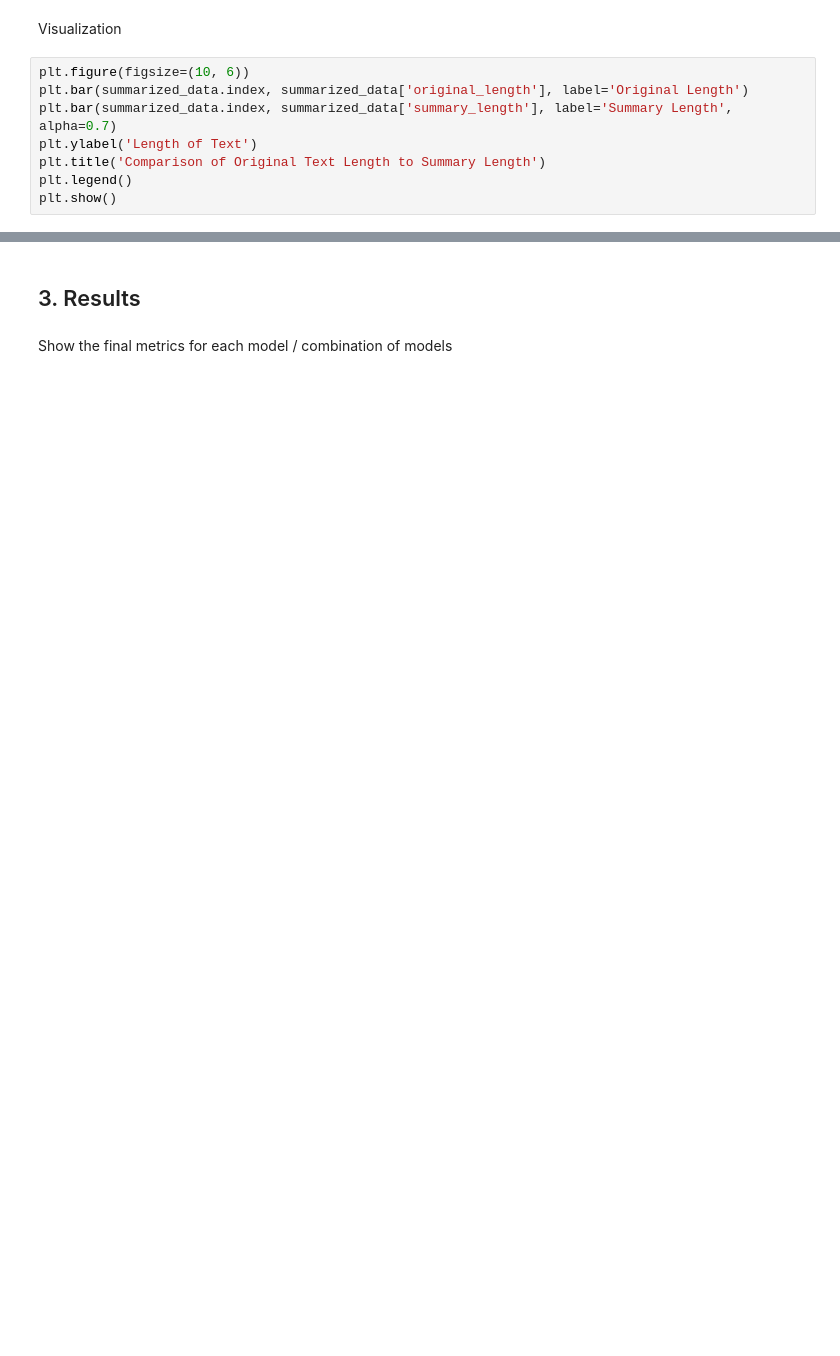
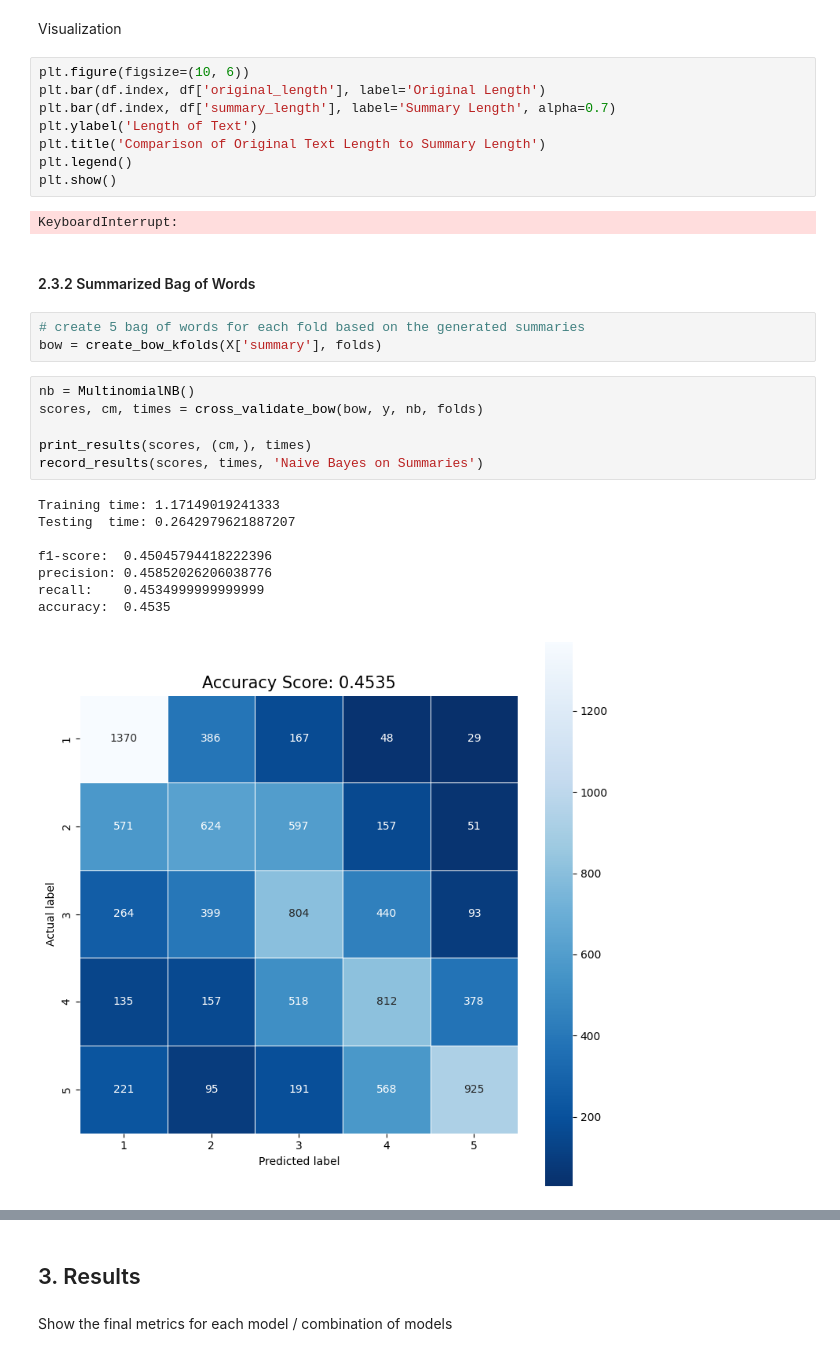
Before and after one commit to raian621/FinalProjectNLP, a Jupyter notebook: FinalProjectNLP.ipynb, the cells around one changed output, grey strips where cells are left out. Saved outputs shown, nothing was run; the diff lists cells and outputs as text; blank space fills up the shorter version.

```diff
--- a/FinalProjectNLP.ipynb
+++ b/FinalProjectNLP.ipynb
@@ -481,9 +518,31 @@ NameError: name 'summarized_data' is not defined
 Visualization
 # %%
 plt.figure(figsize=(10, 6))
-plt.bar(summarized_data.index, summarized_data['original_length'], label='Original Length')
-plt.bar(summarized_data.index, summarized_data['summary_length'], label='Summary Length', alpha=0.7)
+plt.bar(df.index, df['original_length'], label='Original Length')
+plt.bar(df.index, df['summary_length'], label='Summary Length', alpha=0.7)
 plt.ylabel('Length of Text')
 plt.title('Comparison of Original Text Length to Summary Length')
 plt.legend()
 plt.show()
+# %% [output]
+KeyboardInterrupt:
+# %% [markdown]
+#### 2.3.2 Summarized Bag of Words
+# %%
+# create 5 bag of words for each fold based on the generated summaries
+bow = create_bow_kfolds(X['summary'], folds)
+# %%
+nb = MultinomialNB()
+scores, cm, times = cross_validate_bow(bow, y, nb, folds)
+
+print_results(scores, (cm,), times)
+record_results(scores, times, 'Naive Bayes on Summaries')
+# %% [output]
+Training time: 1.17149019241333
+Testing  time: 0.2642979621887207
+
+f1-score:  0.45045794418222396
+precision: 0.45852026206038776
+recall:    0.4534999999999999
+accuracy:  0.4535
+[figure, added]
```
Also changed, not shown: parts of 22 cells of this notebook.
